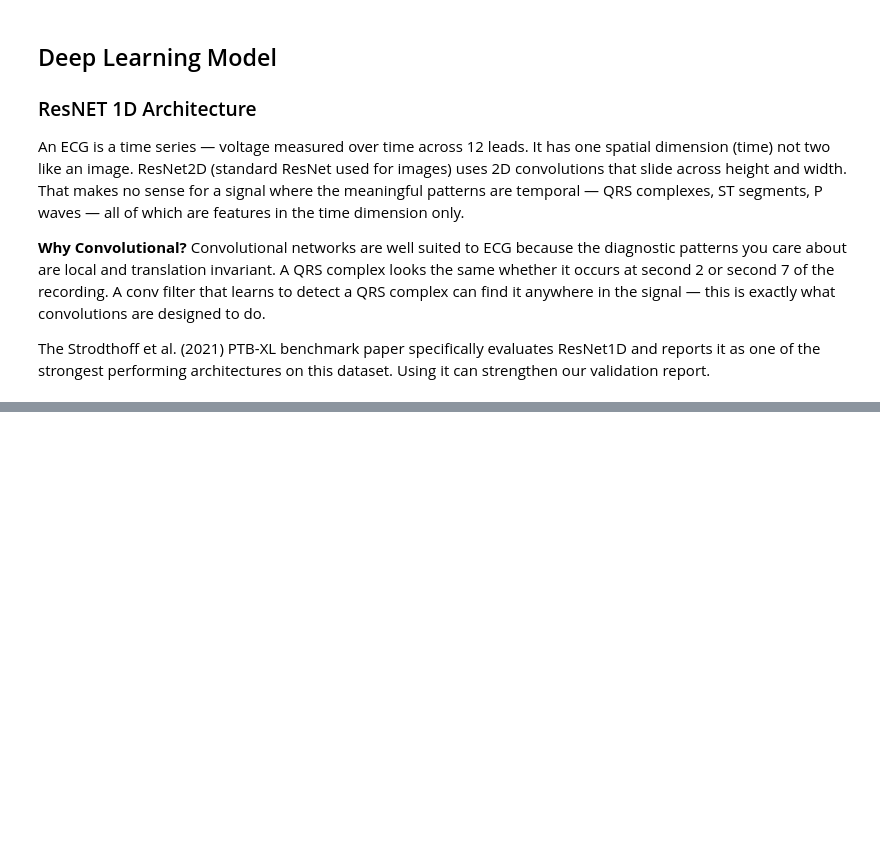
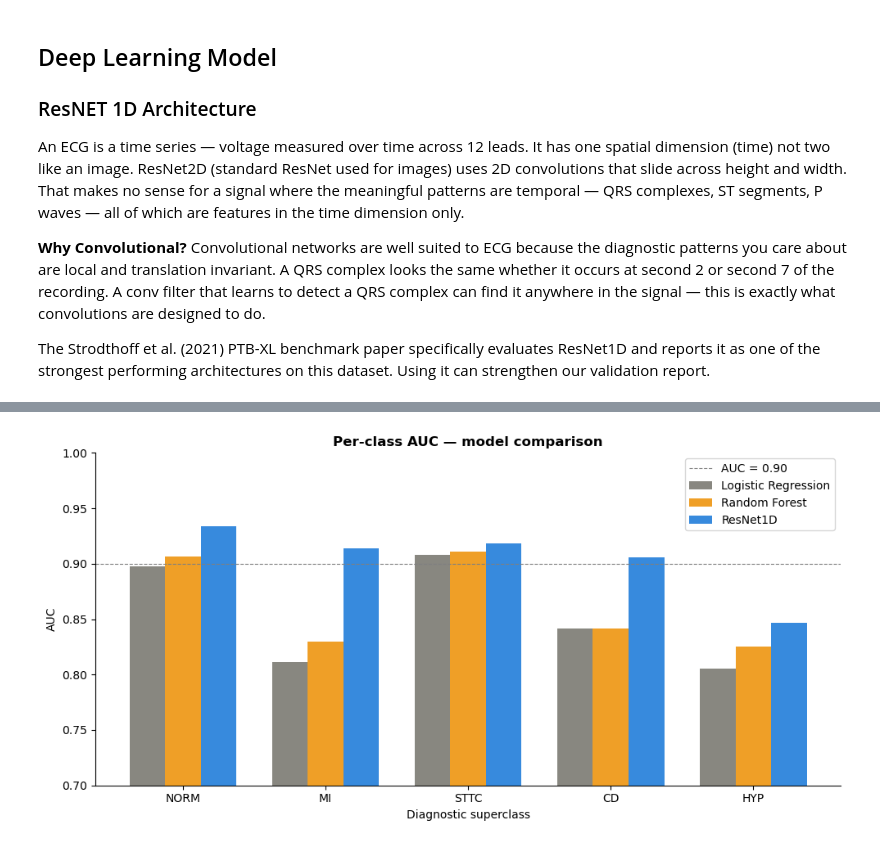
Before and after one commit to cristopher-d-delgado/ecg-ai-statistical-evaluation, a Jupyter notebook: notebooks/modeling.ipynb, the cells around one changed output, grey strips where cells are left out. Drawn from its saved outputs; the diff is of its cells as text; code cells hidden in the pictures; blank space fills up the shorter version.

Commit message:
made deep model, evaluiated it, computed bootstrap roc for rf, lr, resnet. Used delong test

```diff
--- a/notebooks/modeling.ipynb
+++ b/notebooks/modeling.ipynb
@@ -803,0 +931,45 @@ KeyboardInterrupt:
+# %%
+def plot_per_class_auc(class_auc_table: pd.DataFrame) -> plt.Figure:
+    """
+    Plot per-class AUC comparison across models.
+
+    Args:
+        class_auc_table (pd.DataFrame): Output from per_class_auc comparison.
+
+    Returns:
+        plt.Figure
+    """
+    # Drop macro row for plotting
+    plot_df = class_auc_table.drop('Macro (mean)')
+
+    classes = plot_df.index.tolist()
+    x       = np.arange(len(classes))
+    width   = 0.25
+
+    fig, ax = plt.subplots(figsize=(10, 5))
+
+    ax.bar(x - width, plot_df['Logistic Regression'], width,
+           label='Logistic Regression', color='#888780', edgecolor='none')
+    ax.bar(x,         plot_df['Random Forest'],       width,
+           label='Random Forest',       color='#EF9F27', edgecolor='none')
+    ax.bar(x + width, plot_df['ResNet1D'],            width,
+           label='ResNet1D',            color='#378ADD', edgecolor='none')
+
+    ax.set_xlabel('Diagnostic superclass')
+    ax.set_ylabel('AUC')
+    ax.set_title('Per-class AUC — model comparison',
+                 fontsize=12, fontweight='bold')
+    ax.set_xticks(x)
+    ax.set_xticklabels(classes)
+    ax.set_ylim(0.7, 1.0)
+    ax.axhline(0.9, color='gray', linewidth=0.8,
+               linestyle='--', label='AUC = 0.90')
+    ax.legend()
+    sns.despine(ax=ax)
+    fig.tight_layout()
+    return fig
+
+fig = plot_per_class_auc(class_auc_table)
+plt.show()
+# %% [output]
+[figure, added]
```
Also changed, not shown: parts of 20 cells of this notebook, 4 other files.
